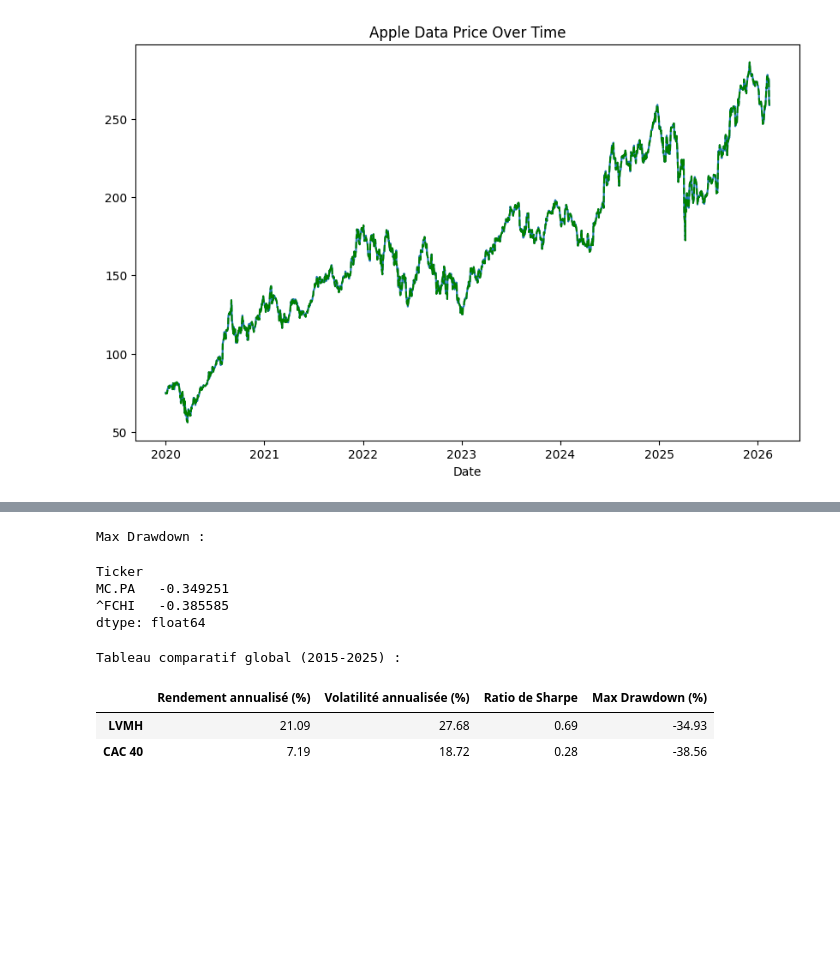
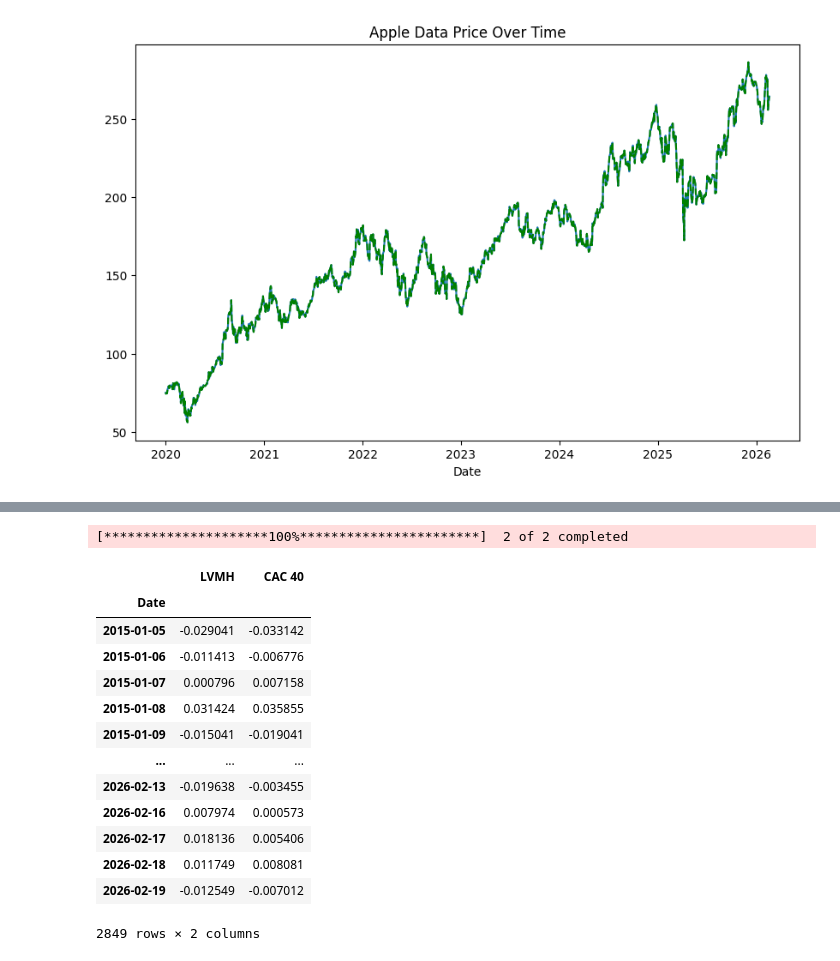
Before and after one commit to melynazrd/IAE_METZ_2026_DATA_AUDIT, a Jupyter notebook: SCRIPTS/analyse_bourse.ipynb, the cells around one changed output, grey strips where cells are left out. Drawn from its saved outputs; the diff is of its cells as text; code cells hidden in the pictures; blank space fills up the shorter version.

```diff
--- a/SCRIPTS/analyse_bourse.ipynb
+++ b/SCRIPTS/analyse_bourse.ipynb
@@ -346,40 +212,0 @@ dtype: float64
-# %%
-# Max Drawdown
-def max_drawdown(r):
-    cumulative = (1 + r).cumprod()
-    peak = cumulative.cummax()
-    drawdown = (cumulative - peak) / peak
-    return drawdown.min()
-
-max_dd = returns.apply(max_drawdown)
-
-print("Max Drawdown :")
-max_dd
-# %% [output]
-Max Drawdown :
-Ticker
-MC.PA   -0.349251
-^FCHI   -0.385585
-dtype: float64
-# %%
-# Création tableau global comparatif
-
-summary_table = pd.DataFrame({
-    "Rendement annualisé (%)": (annual_return * 100),
-    "Volatilité annualisée (%)": (volatility * 100),
-    "Ratio de Sharpe": sharpe,
-    "Max Drawdown (%)": (max_dd * 100)
-})
-
-summary_table = summary_table.round(2)
-
-# Renommer pour plus de clarté
-summary_table.index = ["LVMH", "CAC 40"]
-
-print("Tableau comparatif global (2015-2025) :")
-summary_table
-# %% [output]
-Tableau comparatif global (2015-2025) :
-|  | Rendement annualisé (%) | Volatilité annualisée (%) | Ratio de Sharpe | Max Drawdown (%) |
-| LVMH | 21.09 | 27.68 | 0.69 | -34.93 |
-| CAC 40 | 7.19 | 18.72 | 0.28 | -38.56 |
@@ -385,0 +218,29 @@ Tableau comparatif global (2015-2025) :
+# %%
+# Téléchargement des données 2015-2025
+
+tickers = ["MC.PA", "^FCHI"]
+
+data = yf.download(tickers, start="2015-01-01")
+data = data["Close"].dropna()
+
+returns = data.pct_change().dropna()
+
+returns.columns = ["LVMH", "CAC 40"]
+
+returns
+# %% [output]
+[*********************100%***********************]  2 of 2 completed
+|  | LVMH | CAC 40 |
+| Date |  |  |
+| 2015-01-05 | -0.029041 | -0.033142 |
+| 2015-01-06 | -0.011413 | -0.006776 |
+| 2015-01-07 | 0.000796 | 0.007158 |
+| 2015-01-08 | 0.031424 | 0.035855 |
+| 2015-01-09 | -0.015041 | -0.019041 |
+| ... | ... | ... |
+| 2026-02-13 | -0.019638 | -0.003455 |
+| 2026-02-16 | 0.007974 | 0.000573 |
+| 2026-02-17 | 0.018136 | 0.005406 |
+| 2026-02-18 | 0.011749 | 0.008081 |
+| 2026-02-19 | -0.012549 | -0.007012 |
+2849 rows × 2 columns
```
Also changed, not shown: parts of 23 cells of this notebook.
